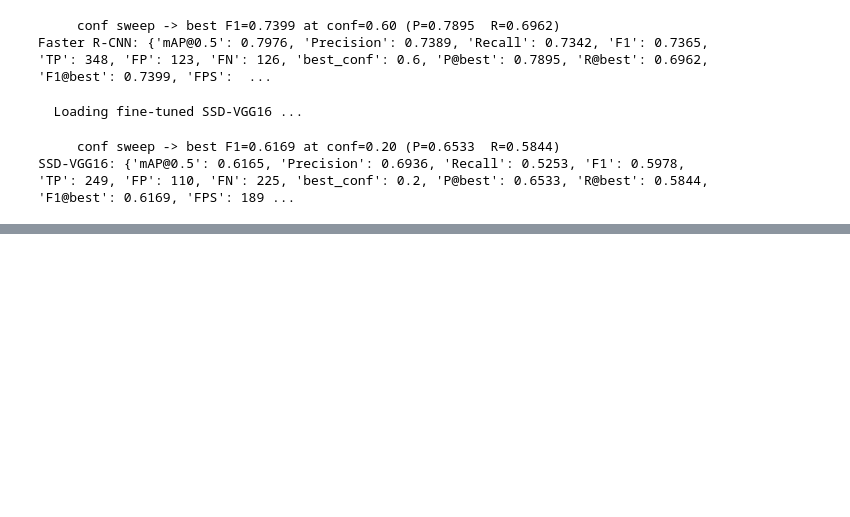
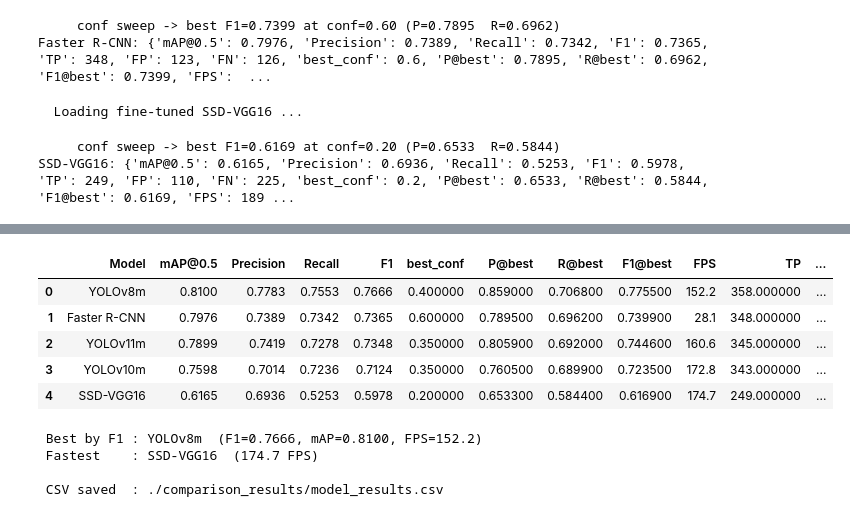
Before and after one commit to Vin456/RGDA-YOLOv8m, a Jupyter notebook: pothole_base_model.ipynb, the cells around one changed output, grey strips where cells are left out. Cells and saved outputs as stored; diff of their text form; code cells hidden in the pictures; blank space fills up the shorter version.

Commit message:
base: add throughput benchmark and combined results table

```diff
--- a/pothole_base_model.ipynb
+++ b/pothole_base_model.ipynb
@@ -1111,0 +1277,72 @@ SSD-VGG16: {'mAP@0.5': 0.6165, 'Precision': 0.6936, 'Recall': 0.5253, 'F1': 0.59
+# %%
+# Combines the YOLO, Faster R-CNN, and SSD results into one table, mAP@0.5, Precision, Recall, F1, FPS, TP, FP, FN, sorted by F1, and saves it as model_results.csv
+all_results = {**yolo_results}
+if rcnn_result:
+    all_results["Faster R-CNN"] = rcnn_result
+if ssd_result:
+    all_results["SSD-VGG16"] = ssd_result
+
+df = pd.DataFrame(all_results).T.reset_index()
+df.rename(columns={"index": "Model"}, inplace=True)
+_cols = [
+    "Model",
+    "mAP@0.5",
+    "Precision",
+    "Recall",
+    "F1",
+    "best_conf",
+    "P@best",
+    "R@best",
+    "F1@best",
+    "FPS",
+    "TP",
+    "FP",
+    "FN",
+]
+df = df[[c for c in _cols if c in df.columns]]
+for _c in df.columns:
+    if _c != "Model":
+        df[_c] = pd.to_numeric(df[_c], errors="coerce")
+df = df.sort_values("F1", ascending=False).reset_index(drop=True)
+
+# Save CSV
+csv_path = f"{OUTPUT_DIR}/model_results.csv"
+df.to_csv(csv_path, index=False)
+
+display(
+    df.style.background_gradient(
+        subset=[c for c in ["mAP@0.5", "F1", "F1@best"] if c in df.columns],
+        cmap="Blues",
+    )
+    .background_gradient(subset=["FPS"], cmap="Greens")
+    .background_gradient(subset=["FP", "FN"], cmap="Reds_r")
+    .format(
+        {
+            "mAP@0.5": "{:.4f}",
+            "Precision": "{:.4f}",
+            "Recall": "{:.4f}",
+            "F1": "{:.4f}",
+            "FPS": "{:.1f}",
+        }
+    )
+)
+
+best = df.iloc[0]
+print(
+    f"\n Best by F1 : {best['Model']}  (F1={best['F1']:.4f}, mAP={best['mAP@0.5']:.4f}, FPS={best['FPS']:.1f})"
+)
+print(
+    f" Fastest    : {df.loc[df['FPS'].idxmax(), 'Model']}  ({df['FPS'].max():.1f} FPS)"
+)
+print(f"\n CSV saved  : {csv_path}")
+# %% [output]
+|  | Model | mAP@0.5 | Precision | Recall | F1 | best_conf | P@best | R@best | F1@best | FPS | TP | ... |
+| 0 | YOLOv8m | 0.8100 | 0.7783 | 0.7553 | 0.7666 | 0.400000 | 0.859000 | 0.706800 | 0.775500 | 152.2 | 358.000000 | ... |
+| 1 | Faster R-CNN | 0.7976 | 0.7389 | 0.7342 | 0.7365 | 0.600000 | 0.789500 | 0.696200 | 0.739900 | 28.1 | 348.000000 | ... |
+| 2 | YOLOv11m | 0.7899 | 0.7419 | 0.7278 | 0.7348 | 0.350000 | 0.805900 | 0.692000 | 0.744600 | 160.6 | 345.000000 | ... |
+| 3 | YOLOv10m | 0.7598 | 0.7014 | 0.7236 | 0.7124 | 0.350000 | 0.760500 | 0.689900 | 0.723500 | 172.8 | 343.000000 | ... |
+| 4 | SSD-VGG16 | 0.6165 | 0.6936 | 0.5253 | 0.5978 | 0.200000 | 0.653300 | 0.584400 | 0.616900 | 174.7 | 249.000000 | ... |
+ Best by F1 : YOLOv8m  (F1=0.7666, mAP=0.8100, FPS=152.2)
+ Fastest    : SSD-VGG16  (174.7 FPS)
+
+ CSV saved  : ./comparison_results/model_results.csv
```
Also changed, not shown: parts of 2 cells of this notebook.
